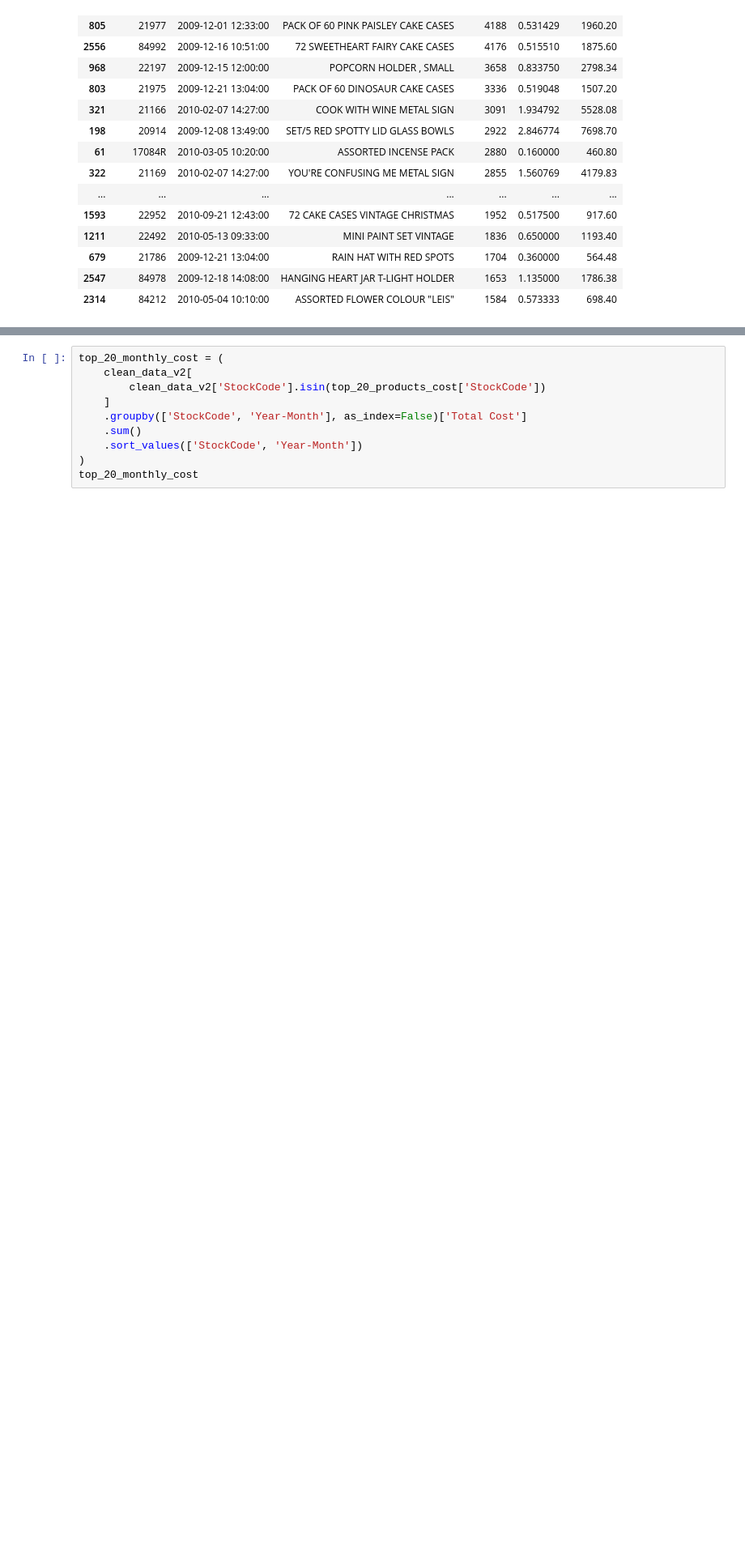
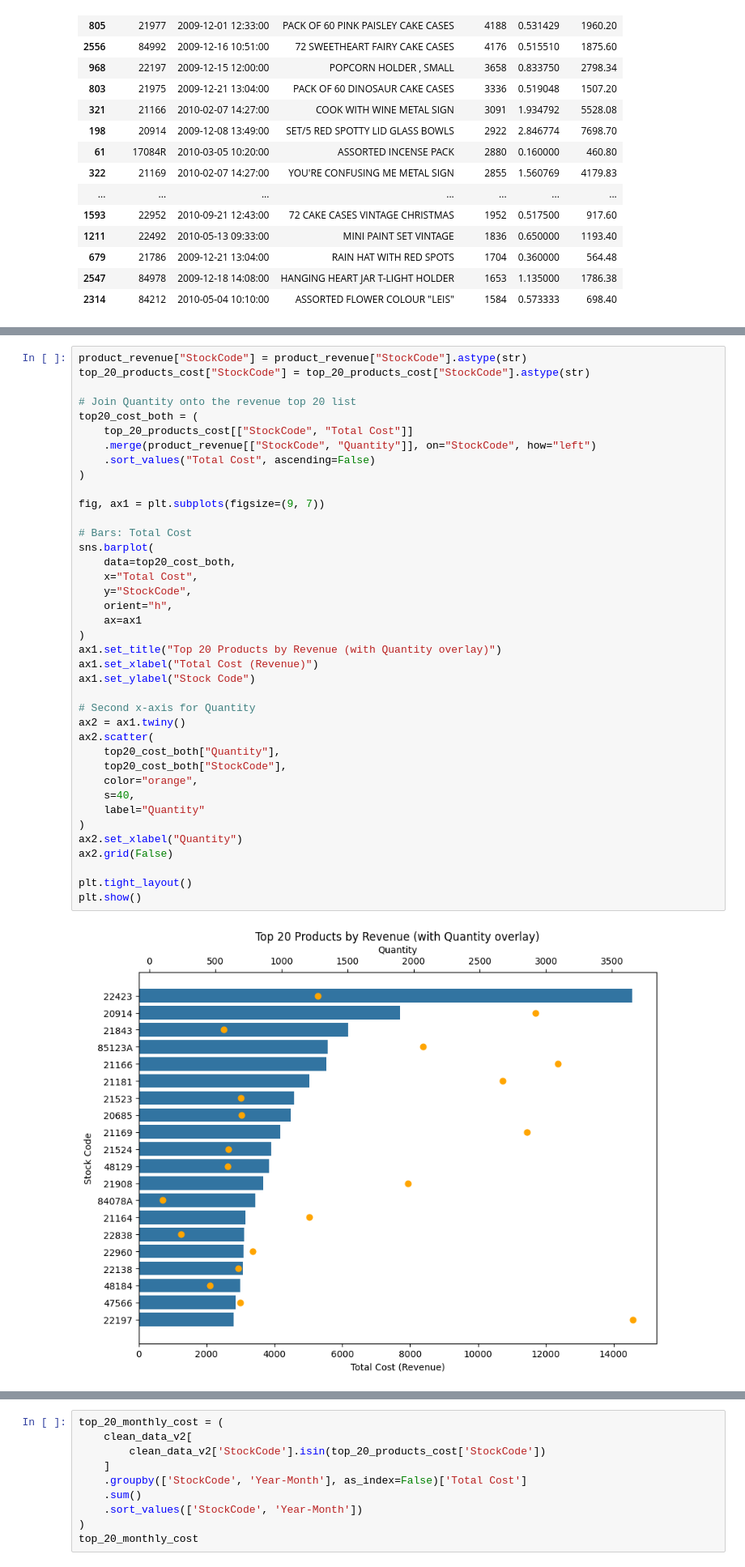
Before and after one commit to Ri-Dearg/ca2-market-retail, a Jupyter notebook: ca2-market-retail.ipynb, the cells around one changed output, grey strips where cells are left out. Shown at 81% size. Saved outputs shown, nothing was run; the diff lists cells and outputs as text; blank space fills up the shorter version.

Commit message:
feat: 🧐 add function to explore revenue vs cost

```diff
--- a/ca2-market-retail.ipynb
+++ b/ca2-market-retail.ipynb
@@ -544,3 +544,44 @@ plt.tight_layout()
 plt.show()
 # %% [output]
 [figure]
+# %%
+product_revenue["StockCode"] = product_revenue["StockCode"].astype(str)
+top_20_products_cost["StockCode"] = top_20_products_cost["StockCode"].astype(str)
+
+# Join Quantity onto the revenue top 20 list
+top20_cost_both = (
+    top_20_products_cost[["StockCode", "Total Cost"]]
+    .merge(product_revenue[["StockCode", "Quantity"]], on="StockCode", how="left")
+    .sort_values("Total Cost", ascending=False)
+)
+
+fig, ax1 = plt.subplots(figsize=(9, 7))
+
+# Bars: Total Cost
+sns.barplot(
+    data=top20_cost_both,
+    x="Total Cost",
+    y="StockCode",
+    orient="h",
+    ax=ax1
+)
+ax1.set_title("Top 20 Products by Revenue (with Quantity overlay)")
+ax1.set_xlabel("Total Cost (Revenue)")
+ax1.set_ylabel("Stock Code")
+
+# Second x-axis for Quantity
+ax2 = ax1.twiny()
+ax2.scatter(
+    top20_cost_both["Quantity"],
+    top20_cost_both["StockCode"],
+    color="orange",
+    s=40,
+    label="Quantity"
+)
+ax2.set_xlabel("Quantity")
+ax2.grid(False)
+
+plt.tight_layout()
+plt.show()
+# %% [output]
+[figure, added]
```
Also changed, not shown: parts of 2 cells of this notebook.
